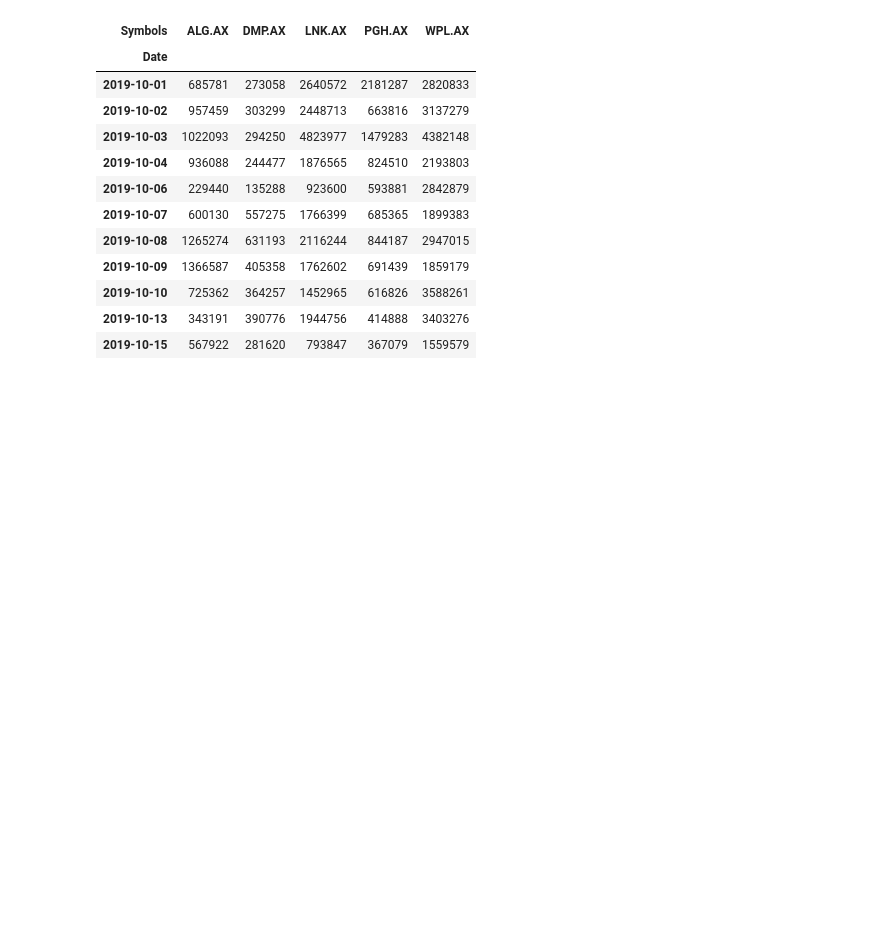
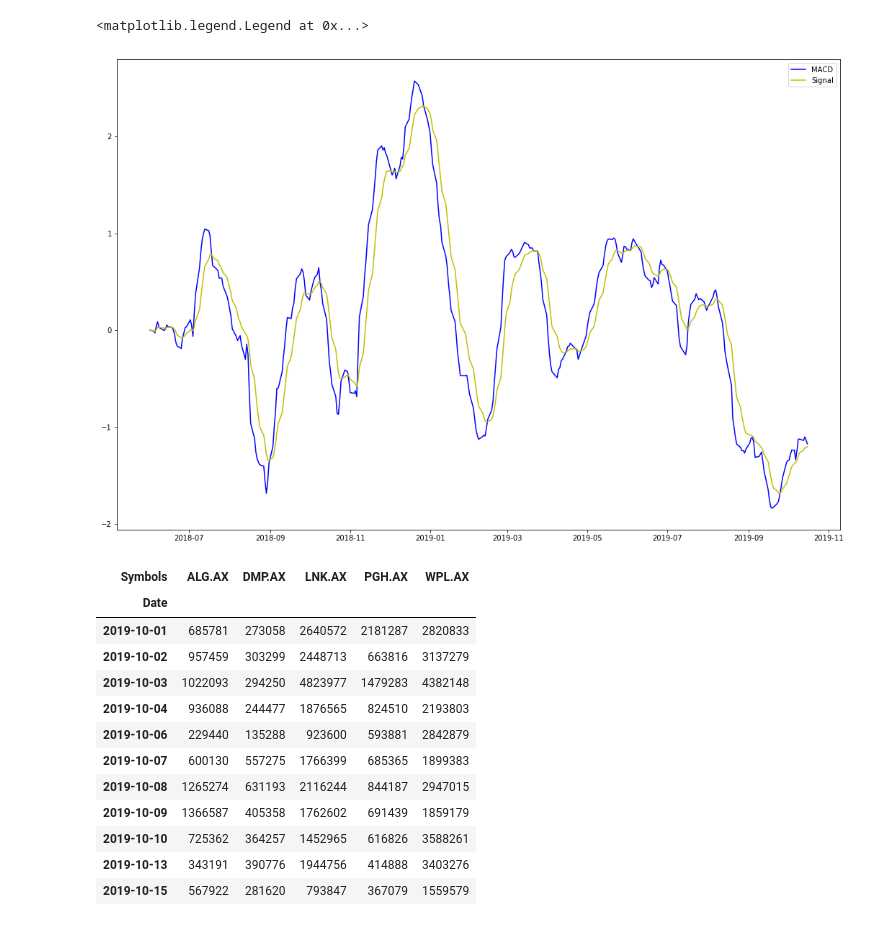
Before and after one commit to RonnyCh/Laptop, a Jupyter notebook: Stocks.ipynb, the cells around one changed output. Saved outputs shown, nothing was run; the diff lists cells and outputs as text; code cells hidden in the pictures; blank space fills up the shorter version.

```diff
--- a/Stocks.ipynb
+++ b/Stocks.ipynb
@@ -47,3 +212,21 @@ plt.bar(a,s)
+# %%
+df['MACD'] = df['EMA_26'] - df['EMA_12']
+# %%
+df['Signal'] = df.MACD.ewm(span=9).mean()
+# %%
+a = df.MACD
+b = df.Signal
+
+
+plt.figure(figsize=(18,12))
+
+plt.plot(a,'b')
+plt.plot(b,'y')
+
+plt.legend()
+# %% [output]
+<matplotlib.legend.Legend at 0x...>
+[figure, added]
 # %%
 web.DataReader(["DMP.AX","ALG.AX","LNK.AX","PGH.AX","WPL.AX"], 'yahoo', start, end)['Volume']
 # %% [output]
```
Also changed, not shown: parts of 21 cells of this notebook.
